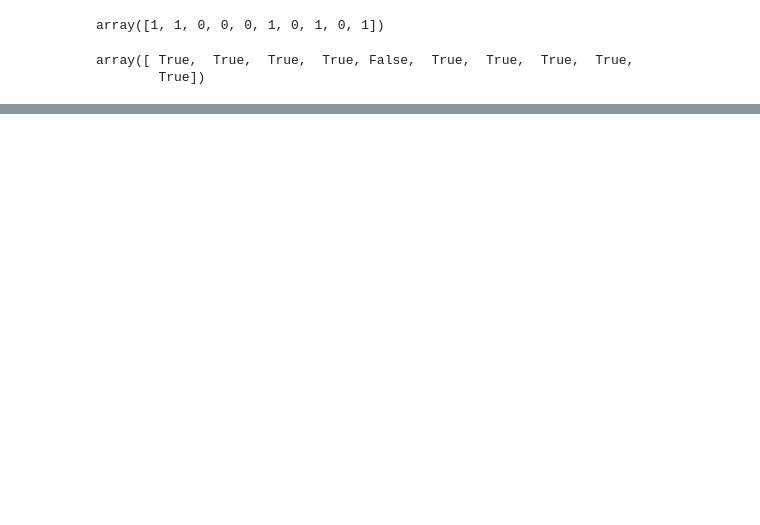
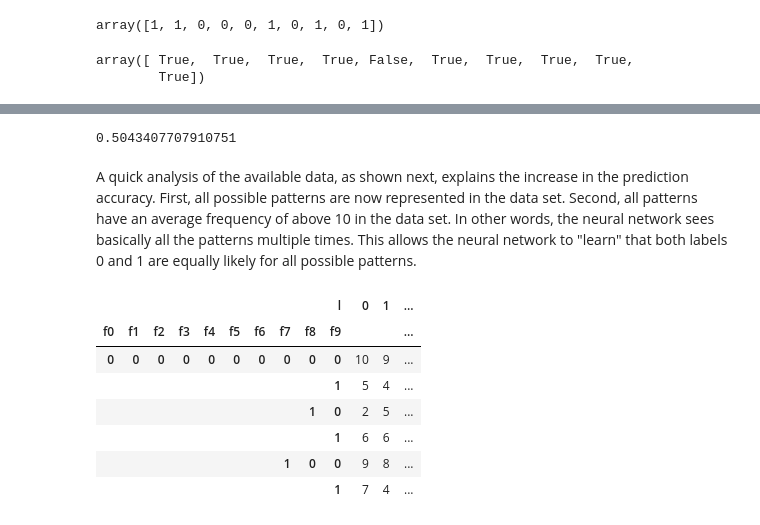
Before and after one commit to AlienX77-cmd/Artificial-Intelligence-in-Finance, a Jupyter notebook: Chapter_1_Artificial_Intelligence.ipynb, the cells around one changed output, grey strips where cells are left out. Drawn from its saved outputs; the diff is of its cells as text; code cells hidden in the pictures; blank space fills up the shorter version.

```diff
--- a/Chapter_1_Artificial_Intelligence.ipynb
+++ b/Chapter_1_Artificial_Intelligence.ipynb
@@ -476,0 +612,2 @@ show_history(history)
+# %%
+big['l'] = np.random.randint(0, 2, factor * n)
@@ -476,0 +626,23 @@ show_history(history)
+# %%
+accuracy_score(test['l'], model.predict(test[fcols])) # Prediction accuracy out-of-sample (test data set)
+# %% [output]
+0.5043407707910751
+# %% [markdown]
+A quick analysis of the available data, as shown next, explains the increase in the prediction accuracy. First, all possible patterns are now represented in the data set. Second, all patterns have an average frequency of above 10 in the data set. In other words, the neural network sees basically all the patterns multiple times. This allows the neural network to "learn" that both labels 0 and 1 are equally likely for all possible patterns.
+# %%
+grouped = big.groupby(list(data.columns))
+# %%
+freq = grouped['l'].size().unstack(fill_value=0)
+# %%
+freq['sum'] = freq[0] + freq[1] # Adds the frequency for the 0 and 1 values
+# %%
+freq.head(6)
+# %% [output]
+|  |  |  |  |  |  |  |  |  | l | 0 | 1 | ... |
+| f0 | f1 | f2 | f3 | f4 | f5 | f6 | f7 | f8 | f9 |  |  | ... |
+| 0 | 0 | 0 | 0 | 0 | 0 | 0 | 0 | 0 | 0 | 10 | 9 | ... |
+|  |  |  |  |  |  |  |  |  | 1 | 5 | 4 | ... |
+|  |  |  |  |  |  |  |  | 1 | 0 | 2 | 5 | ... |
+|  |  |  |  |  |  |  |  |  | 1 | 6 | 6 | ... |
+|  |  |  |  |  |  |  | 1 | 0 | 0 | 9 | 8 | ... |
+|  |  |  |  |  |  |  |  |  | 1 | 7 | 4 | ... |
```
Also changed, not shown: parts of 50 cells of this notebook.
